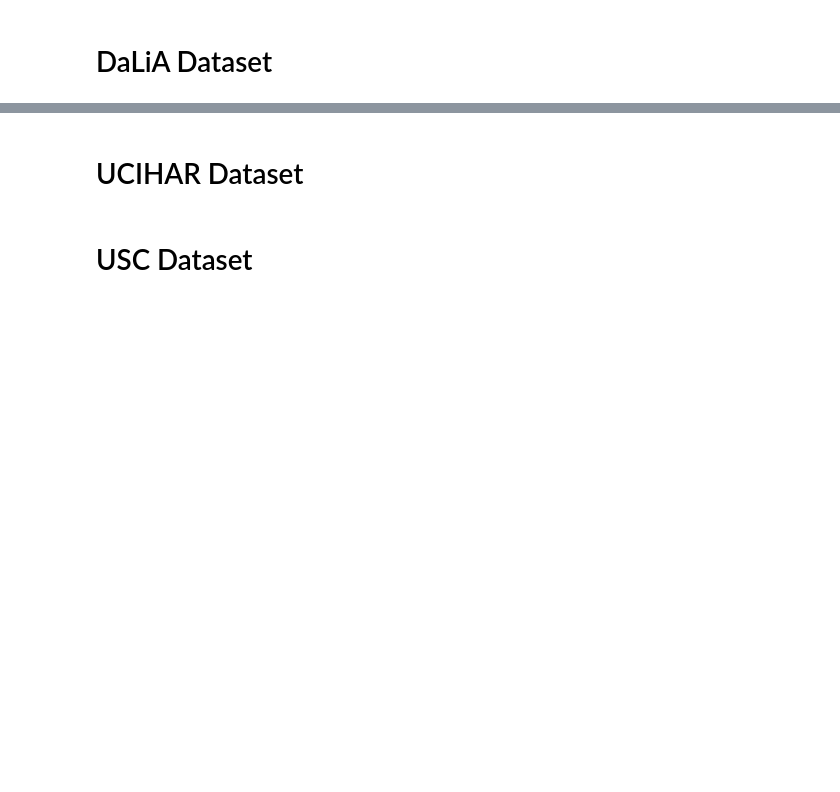
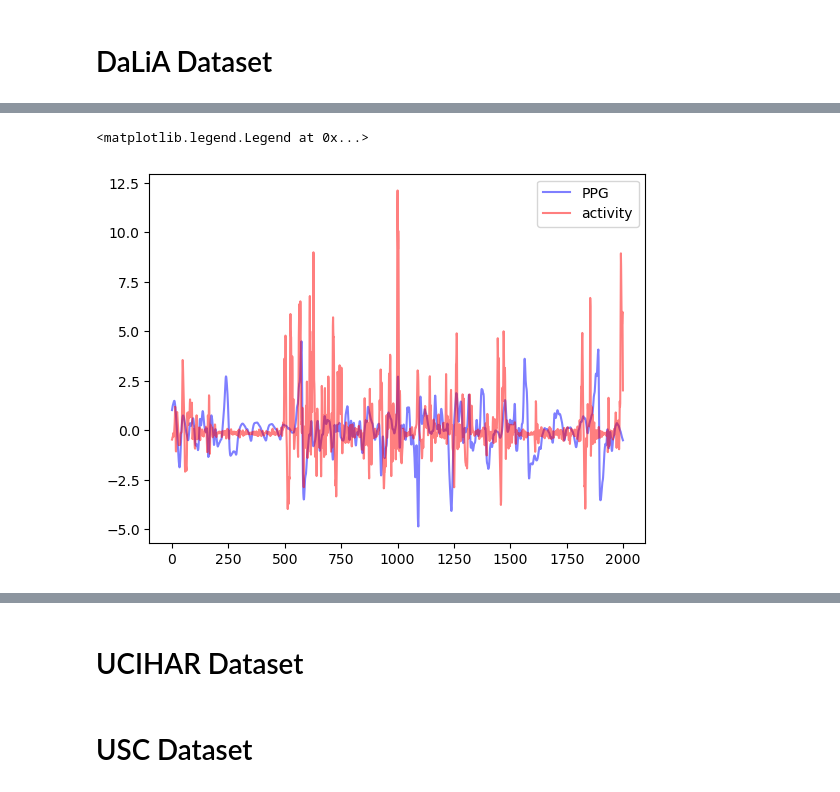
Before and after one commit to Taobyte/thesis, a Jupyter notebook: src/notebooks/dataset_exploration.ipynb, the cells around one changed output, grey strips where cells are left out. Drawn from its saved outputs; the diff is of its cells as text; code cells hidden in the pictures; blank space fills up the shorter version.

```diff
--- a/src/notebooks/dataset_exploration.ipynb
+++ b/src/notebooks/dataset_exploration.ipynb
@@ -512,6 +178,0 @@ df
-# %%
-import pickle
-
-with open(data_path + "/S1/S1.pkl", "rb") as f:
-    data = pickle.load(f, encoding="latin1")
-data
@@ -579,22 +179,24 @@ len(np.where(data['activity']==1.0)[0])
 # %%
 data_path = "C:/Users/cleme/ETH/Master/Thesis/data/euler"
 np_data = np.load(data_path + "/dalia_preprocessed/S1.npz")
 
 def scale(data):
     return (data - np.mean(data)) / (np.std(data) + 1e-8)
 
 series = np_data['bvp'][:, 0]
 series = scale(series)
 
-activity = resample(np_data['wrist_acc'], len(np_data['bvp']))
-activity = activity[:,0]**2 + activity[:, 1]**2 + activity[:,2]**2
-activity = scale(activity)
+
+activity = scale(np_data["acc_norm_ppg"])
 
 highest_activity = np.argmax(activity)
 lower = max(highest_activity-1000,0)
 upper = min(highest_activity+1000,len(np_data['bvp']))
 serie = pd.Series(series[lower: upper])
-serie.plot(alpha=0.5)
-activity = pd.Series(activity[lower:upper])
-activity.plot(alpha=0.5)
+serie.plot(alpha=0.5, color="blue", label="PPG")
+activity_plot = pd.Series(activity[lower:upper])
+activity_plot.plot(alpha=0.5, color="red", label="activity")
 plt.legend()
+# %% [output]
+<matplotlib.legend.Legend at 0x...>
+[figure, added]
```
Also changed, not shown: parts of 38 cells of this notebook, 24 other files.
